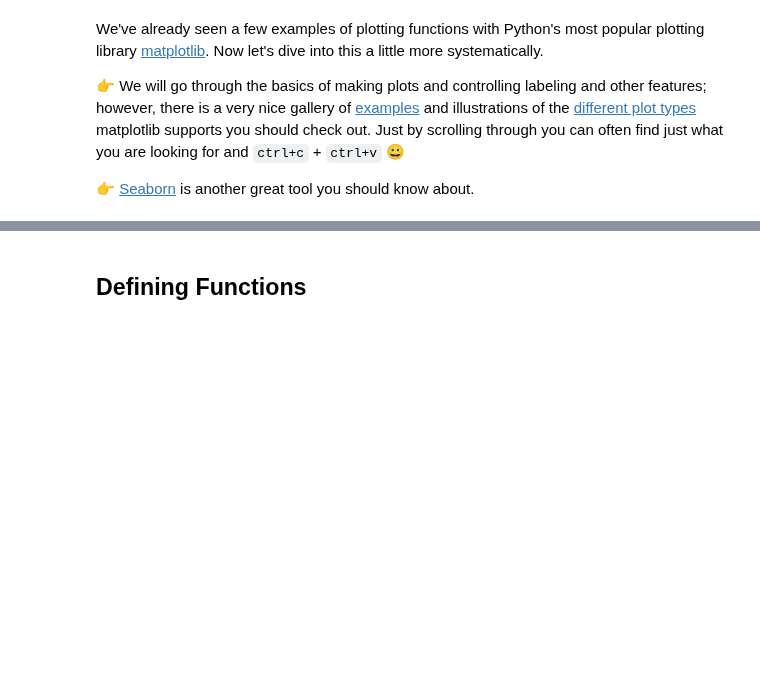
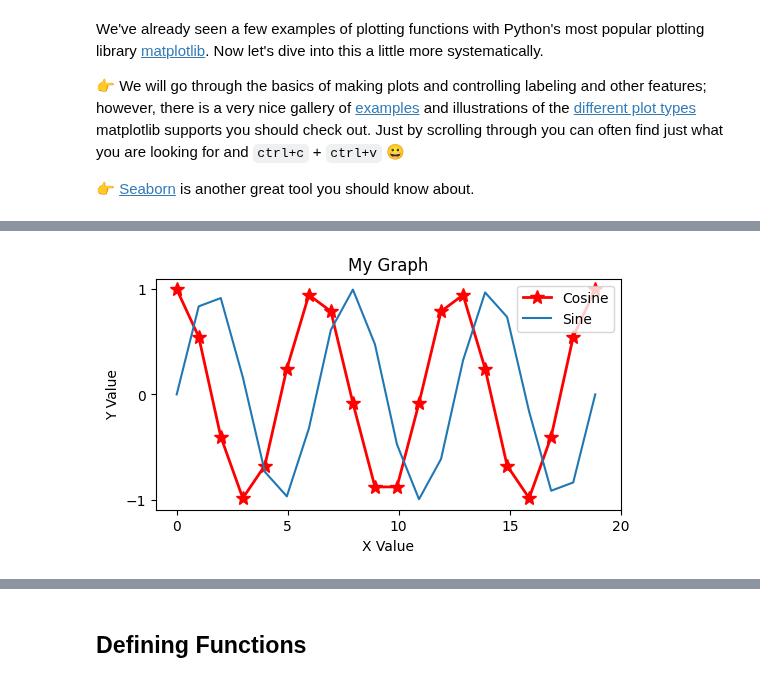
Before and after one commit to mahynski/chemometric-carpentry, a Jupyter notebook: notebooks/Introduction.ipynb, the cells around one changed output, grey strips where cells are left out. Drawn from its saved outputs; the diff is of its cells as text; code cells hidden in the pictures; blank space fills up the shorter version.

```diff
--- a/notebooks/Introduction.ipynb
+++ b/notebooks/Introduction.ipynb
@@ -1228,0 +1237,34 @@ We've already seen a few examples of plotting functions with Python's most popul
+# %%
+fig = plt.figure(
+    figsize=(6,3) # Control the size of a figure.
+    )
+
+x = np.linspace(0, 6*np.pi, 20)
+y = np.cos(x)
+y2 = np.sin(x)
+
+plt.plot(
+    x,
+    y,
+    color='red',
+    marker='*', # Marker type
+    ms=10, # Marker size
+    lw=2, # Line width
+    label='Cosine' # If you add a label the legend can label this curve
+)
+
+# Call `plot` again to put another curve on the plot.
+plt.plot(x, y2, label='Sine')
+
+# Add a legend
+plt.legend(loc='best')
+
+# These will default to something reasonable, but you can manually specify them.
+plt.xlabel('X Value')
+plt.ylabel('Y Value')
+plt.xticks([0, 5, 10, 15, 20])
+plt.yticks([-1, 0, 1])
+
+_ = plt.title('My Graph')
+# %% [output]
+[figure, added]
```
Also changed, not shown: parts of 22 cells of this notebook.
